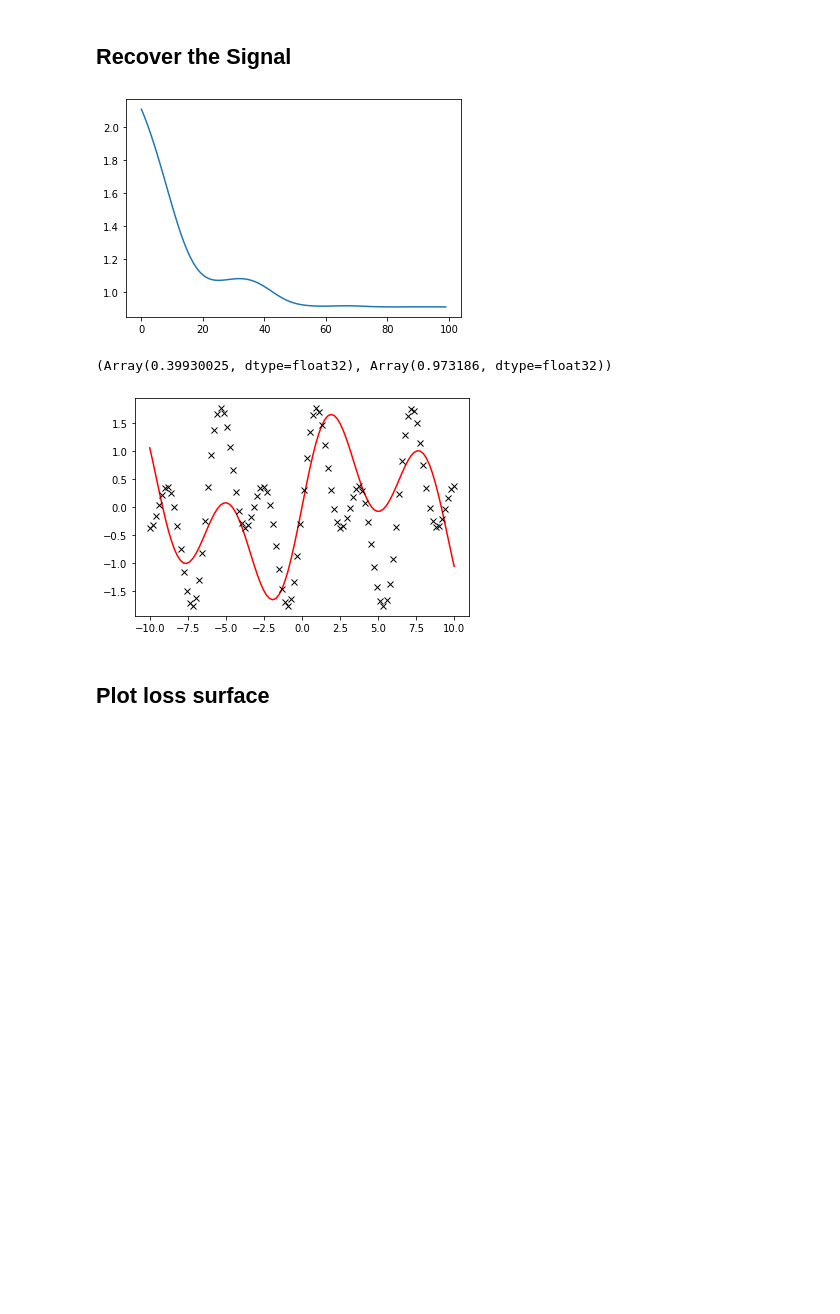
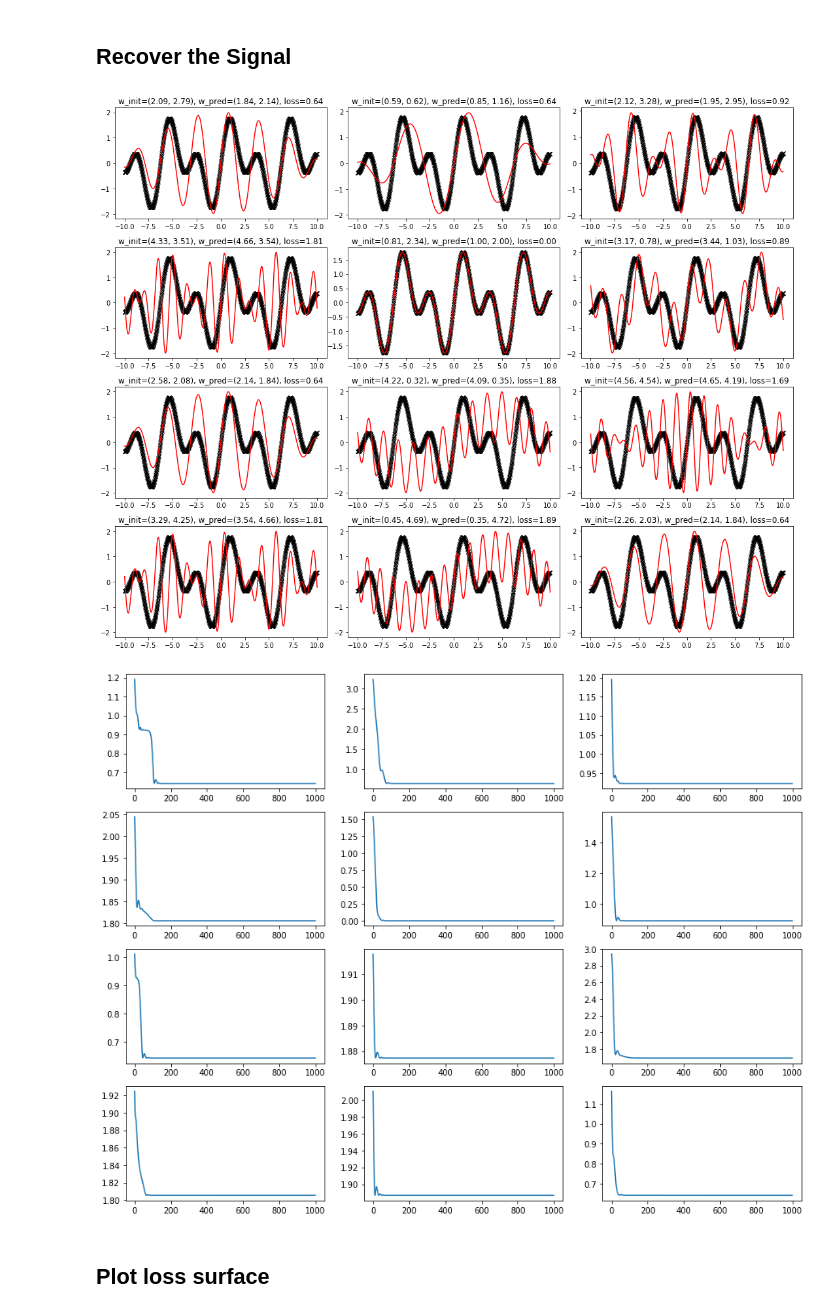
Before and after one commit to patel-zeel/blog, a Jupyter notebook: posts/2023-04-29-sine-combo.ipynb, the cells around one changed output. Saved outputs shown, nothing was run; the diff lists cells and outputs as text; code cells hidden in the pictures; blank space fills up the shorter version.

```diff
--- a/posts/2023-04-29-sine-combo.ipynb
+++ b/posts/2023-04-29-sine-combo.ipynb
@@ -41,35 +44,33 @@ def loss_fn(weights, x, y):
     return jnp.mean((output.ravel() - y.ravel())**2)
-# %%
-key = jax.random.PRNGKey(2)
-epochs = 100
-
-weights = get_weights()
-initial_loss = loss_fn(weights, x, y)
-optimizer = optax.adam(1e-2)
-state = optimizer.init(weights)
-
-value_and_grad_fn = jax.jit(jax.value_and_grad(loss_fn))
-weights_history = []
-loss_history = []
-loss, grads = value_and_grad_fn(weights, x, y)
-for epoch in range(epochs):
-    updates, state = optimizer.update(grads, state)
-    weights = optax.apply_updates(weights, updates)
-    loss, grads = value_and_grad_fn(weights, x, y)
-    weights_history.append(weights)
-    loss_history.append(loss)
-
-plt.plot(loss_history);
-# %% [output]
-[figure, removed]
-# %%
-output = get_sine(weights, x)
-plt.plot(x, output, "r")
-plt.plot(x, y, "kx")
-print(weights)
-# %% [output]
-(Array(0.39930025, dtype=float32), Array(0.973186, dtype=float32))
-[figure, removed]
+# %%
+def one_step(weights_and_state, xs):
+    weights, state = weights_and_state
+    loss, grads = value_and_grad_fn(weights, x, y)
+    updates, state = optimizer.update(grads, state)
+    weights = optax.apply_updates(weights, updates)
+    return (weights, state), (loss, weights)
+
+epochs = 1000
+optimizer = optax.adam(1e-2)
+value_and_grad_fn = jax.jit(jax.value_and_grad(loss_fn))
+fig, ax = plt.subplots(4, 3, figsize=(15, 12))
+fig2, ax2 = plt.subplots(4, 3, figsize=(15, 12))
+ax = ax.ravel()
+ax2 = ax2.ravel()
+for seed in tqdm(range(12)):
+    key = jax.random.PRNGKey(seed)
+    init_weights = get_weights(key)
+    state = optimizer.init(init_weights)
+    (weights, _), (loss_history, _) = jax.lax.scan(one_step, (init_weights, state), None, length=epochs)
+    y_pred = get_sine(weights, x)
+    ax[seed].plot(x, y, "kx")
+    ax[seed].plot(x, y_pred, "r-")
+    ax[seed].set_title(f"w_init=({init_weights[0]:.2f}, {init_weights[1]:.2f}), w_pred=({weights[0]:.2f}, {weights[1]:.2f}), loss={loss_fn(weights, x, y):.2f}")
+    ax2[seed].plot(loss_history)
+fig.tight_layout()
+# %% [output]
+[figure, added]
+[figure, added]
 # %% [markdown]
 ## Plot loss surface
 # %%
```
Also changed, not shown: parts of 3 cells of this notebook.
